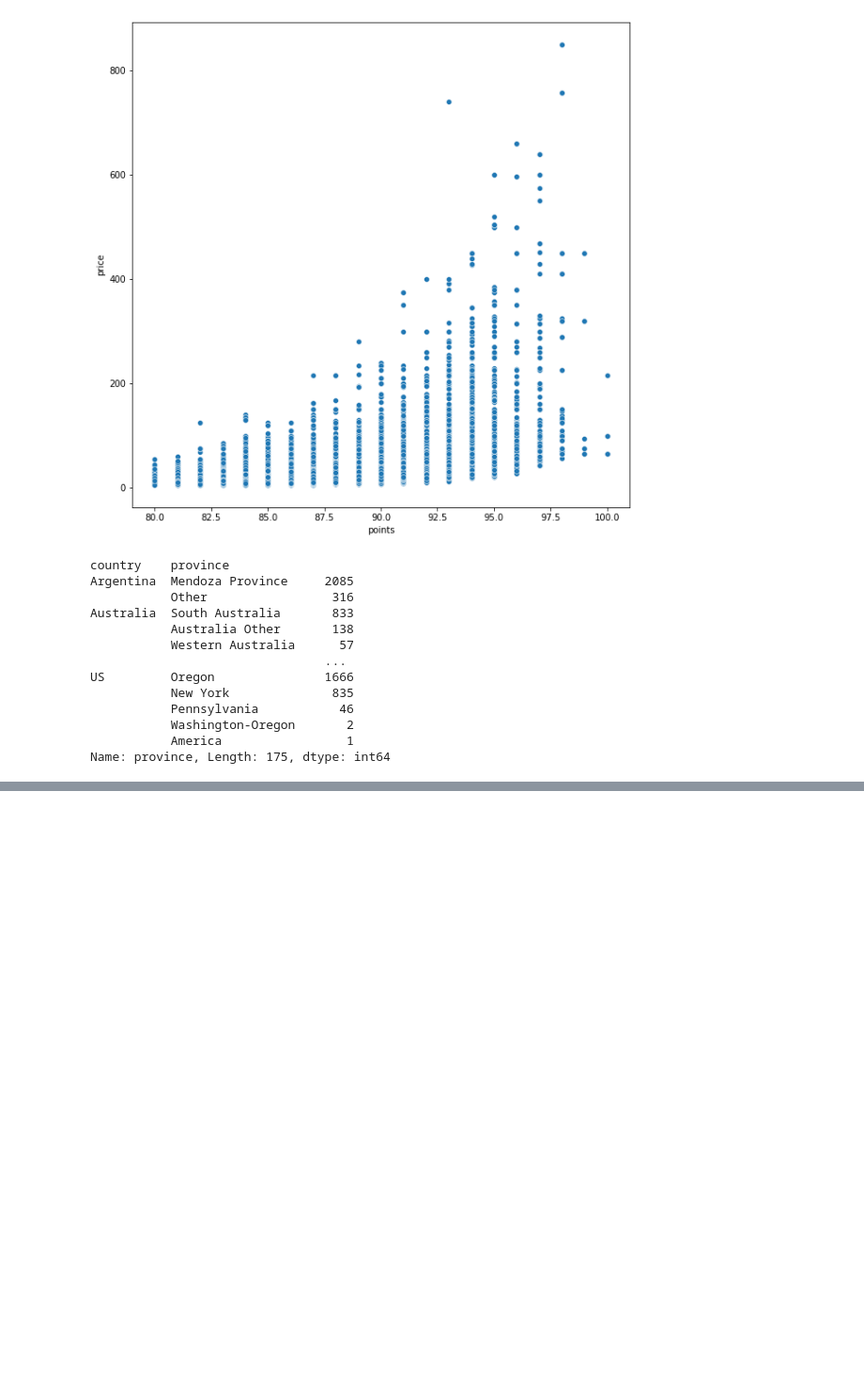
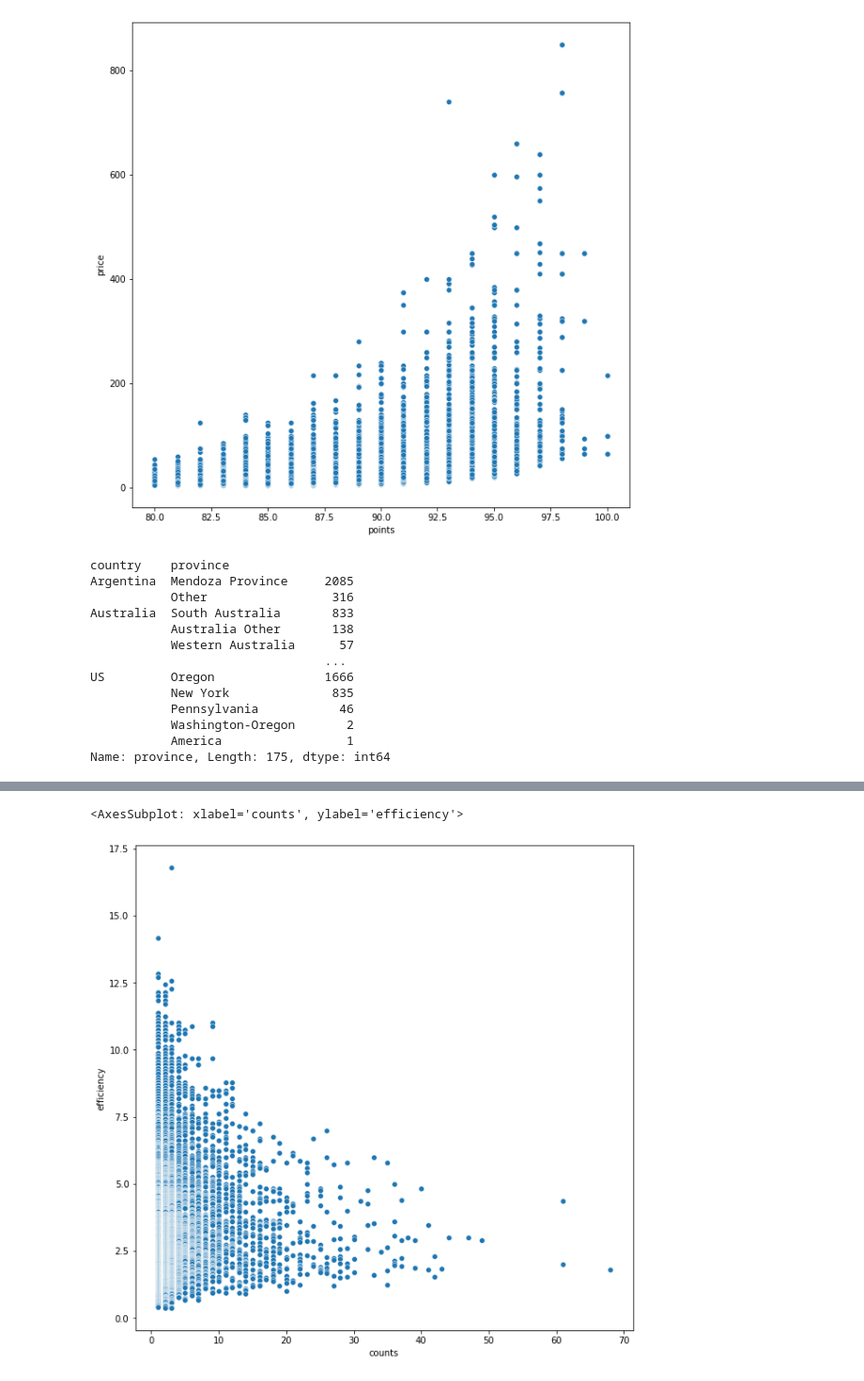
Before and after one commit to Jeongho-cho/Wine_review, a Jupyter notebook: Untitled.ipynb, the cells around one changed output, grey strips where cells are left out. Shown at 94% size. Drawn from its saved outputs; the diff is of its cells as text; code cells hidden in the pictures; blank space fills up the shorter version.

```diff
--- a/Untitled.ipynb
+++ b/Untitled.ipynb
@@ -615,0 +661,3 @@ Name: province, Length: 175, dtype: int64
+# %%
+wn_us = wn_prna_7[wn_prna_7['country'] == 'US']
+wn_us
@@ -615,0 +689,3 @@ Name: province, Length: 175, dtype: int64
+# %%
+wn_us_ef = wn_us.groupby(['variety'])['efficiency'].value_counts().sort_values(ascending = False).reset_index(name = 'counts').sort_values(by = 'efficiency',ascending = False)
+wn_us_ef
@@ -615,0 +706,7 @@ Name: province, Length: 175, dtype: int64
+# %%
+f,ax = plt.subplots(figsize = (10,10))
+
+sns.scatterplot(data = wn_us_ef, x= 'counts', y = 'efficiency')
+# %% [output]
+<AxesSubplot: xlabel='counts', ylabel='efficiency'>
+[figure, added]
```
Also changed, not shown: parts of 14 cells of this notebook.
